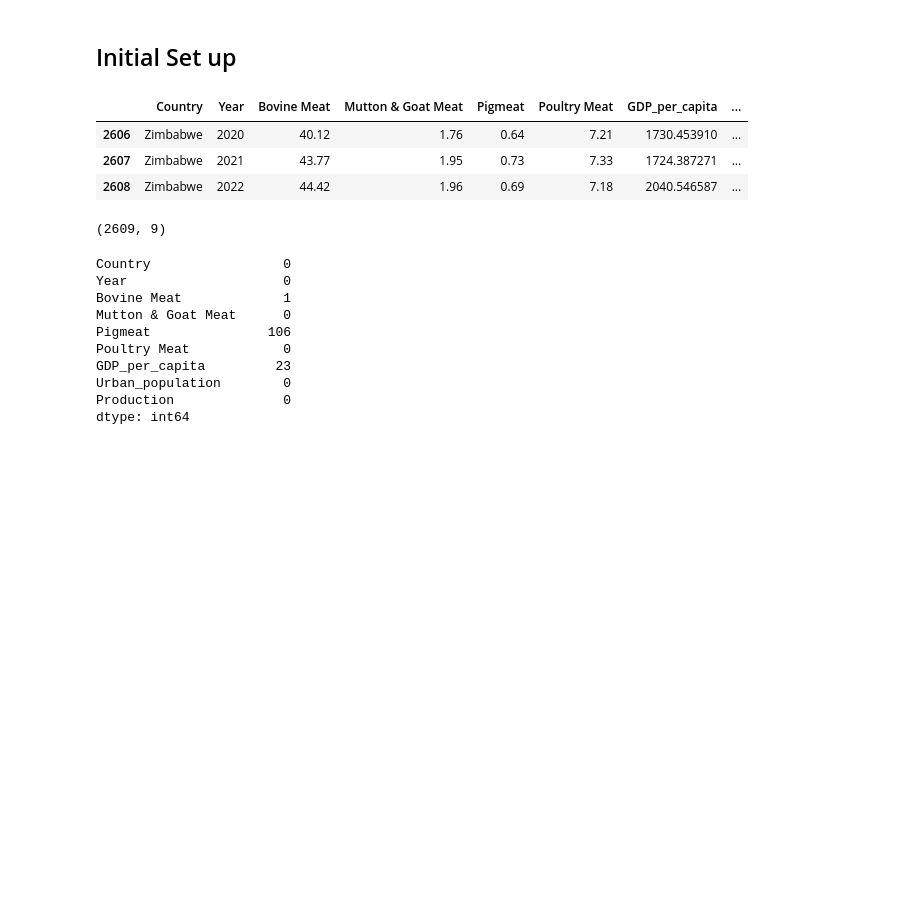
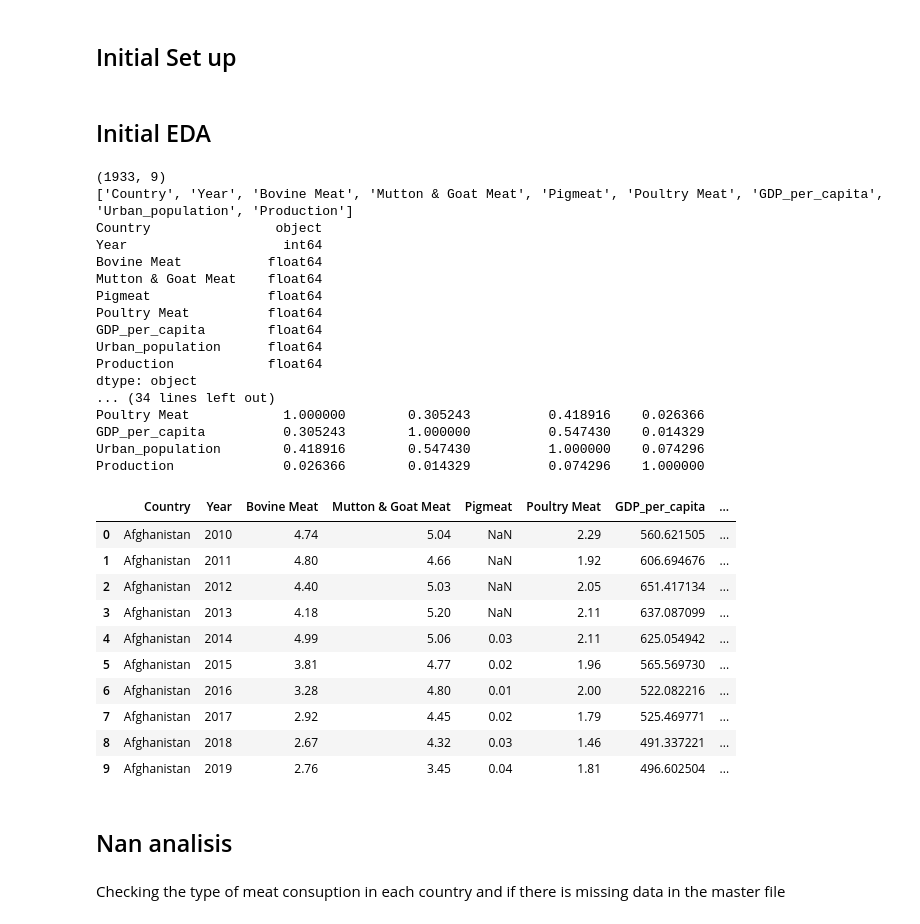
Before and after one commit to mquezada13/meat-consumption-analysis, a Jupyter notebook: notebooks/02_data_exploration.ipynb, the cells around one changed output. Cells and saved outputs as stored; diff of their text form; code cells hidden in the pictures; blank space fills up the shorter version.

Commit message:
FIrst EDA

```diff
--- a/notebooks/02_data_exploration.ipynb
+++ b/notebooks/02_data_exploration.ipynb
@@ -16,4 +16,6 @@ import matplotlib.pyplot as plt
 import seaborn as sns
 import warnings
 warnings.filterwarnings("ignore")
+# %% [markdown]
+## Initial EDA
 # %%
@@ -20,25 +29,45 @@ warnings.filterwarnings("ignore")
 master_file = pd.read_csv('../Data/processed/meat_processed_merged_data.csv')
 # %%
-master_file.tail(3)
+# Initial exploration of the master file
+
+print(master_file.shape)  # Get the shape of the master file (rows, columns)
+print(list(master_file.columns))  # List the columns in the master file
+print(master_file.dtypes)  # Display the data types of each column
+print(master_file.info()) # Get a concise summary of the DataFrame
+print(master_file['Country'].nunique(), master_file['Year'].nunique())
+print('-----------------------')
+print( master_file.corr(numeric_only=True))  # Display the correlation matrix of the numerical columns
+master_file.head(10)  # Display the first 10 rows of the master file
 # %% [output]
+(1933, 9)
+['Country', 'Year', 'Bovine Meat', 'Mutton & Goat Meat', 'Pigmeat', 'Poultry Meat', 'GDP_per_capita', 'Urban_population', 'Production']
+Country                object
+Year                    int64
+Bovine Meat           float64
+Mutton & Goat Meat    float64
+Pigmeat               float64
+Poultry Meat          float64
+GDP_per_capita        float64
+Urban_population      float64
+Production            float64
+dtype: object
+... (34 lines left out)
+Poultry Meat            1.000000        0.305243          0.418916    0.026366
+GDP_per_capita          0.305243        1.000000          0.547430    0.014329
+Urban_population        0.418916        0.547430          1.000000    0.074296
+Production              0.026366        0.014329          0.074296    1.000000
 |  | Country | Year | Bovine Meat | Mutton & Goat Meat | Pigmeat | Poultry Meat | GDP_per_capita | ... |
-| 2606 | Zimbabwe | 2020 | 40.12 | 1.76 | 0.64 | 7.21 | 1730.453910 | ... |
-| 2607 | Zimbabwe | 2021 | 43.77 | 1.95 | 0.73 | 7.33 | 1724.387271 | ... |
-| 2608 | Zimbabwe | 2022 | 44.42 | 1.96 | 0.69 | 7.18 | 2040.546587 | ... |
+| 0 | Afghanistan | 2010 | 4.74 | 5.04 | NaN | 2.29 | 560.621505 | ... |
+| 1 | Afghanistan | 2011 | 4.80 | 4.66 | NaN | 1.92 | 606.694676 | ... |
+| 2 | Afghanistan | 2012 | 4.40 | 5.03 | NaN | 2.05 | 651.417134 | ... |
+| 3 | Afghanistan | 2013 | 4.18 | 5.20 | NaN | 2.11 | 637.087099 | ... |
+| 4 | Afghanistan | 2014 | 4.99 | 5.06 | 0.03 | 2.11 | 625.054942 | ... |
+| 5 | Afghanistan | 2015 | 3.81 | 4.77 | 0.02 | 1.96 | 565.569730 | ... |
+| 6 | Afghanistan | 2016 | 3.28 | 4.80 | 0.01 | 2.00 | 522.082216 | ... |
+| 7 | Afghanistan | 2017 | 2.92 | 4.45 | 0.02 | 1.79 | 525.469771 | ... |
+| 8 | Afghanistan | 2018 | 2.67 | 4.32 | 0.03 | 1.46 | 491.337221 | ... |
+| 9 | Afghanistan | 2019 | 2.76 | 3.45 | 0.04 | 1.81 | 496.602504 | ... |
-# %%
-master_file.shape
-# %% [output]
-(2609, 9)
-# %%
-master_file.isnull().sum()
-# %% [output]
-Country                 0
-Year                    0
-Bovine Meat             1
-Mutton & Goat Meat      0
-Pigmeat               106
-Poultry Meat            0
-GDP_per_capita         23
-Urban_population        0
-Production              0
-dtype: int64
+# %% [markdown]
+## Nan analisis
+# %% [markdown]
+Checking the type of meat consuption in each country and if there is missing data in the master file
```
Also changed, not shown: parts of 30 cells of this notebook, 7 other files.
